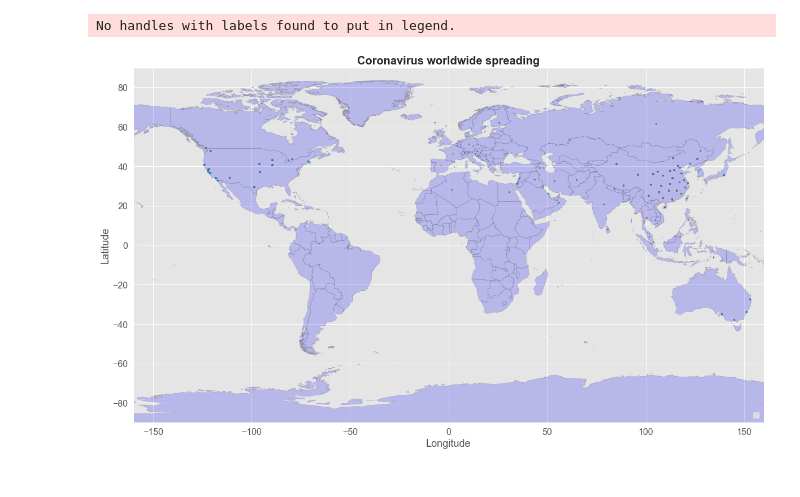
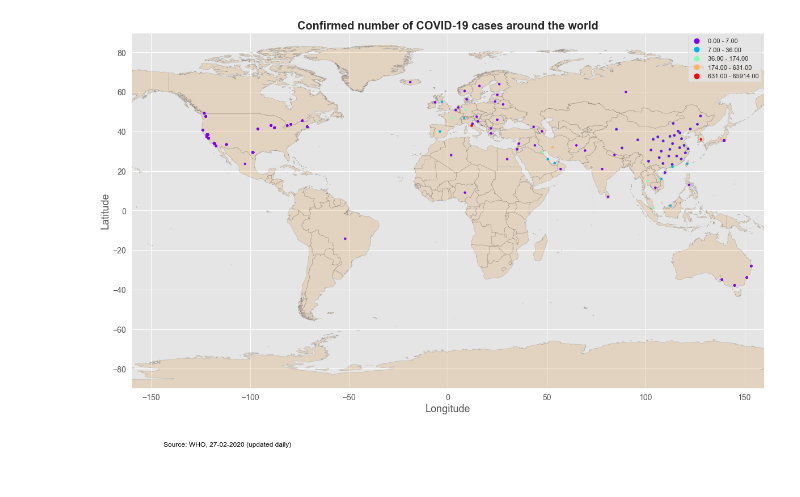
Before and after one commit to frankcardozo/Coronavirus_analysis, a Jupyter notebook: codvid19.ipynb, the cells around one changed output. Saved outputs shown, nothing was run; the diff lists cells and outputs as text; code cells hidden in the pictures.

```diff
--- a/codvid19.ipynb
+++ b/codvid19.ipynb
@@ -17,5 +19,5 @@ pd.set_option('display.width', 9999999999)
 # %%
-ds = pd.read_csv('./csse_covid_19_data/csse_covid_19_daily_reports/02-26-2020.csv')
+ds = pd.read_csv('./csse_covid_19_data/csse_covid_19_daily_reports/02-28-2020.csv')
 ds.head()
 # %% [output]
 |  | Province/State | Country/Region | Last Update | Confirmed | Deaths | Recovered |
@@ -88,0 +78,4 @@ dtype: int64
+# %%
+# merged ds to ds1 to get latitude and longitude in one dataset by location of virus cases to use GeoPandas later on
+ds2 = ds.merge(ds1_filter, on='Country/Region', how='outer')
+ds2.head()
@@ -313,7 +229,9 @@ ds2
 # %%
 # designate coordinate system
 crs = {'init' :'epsg:4326'}
+
 # zip x and y coordinates into single feature
 geometry = [Point(xy) for xy in zip(ds2['Long'], ds2['Lat'])]
+
 # create GeoPandas dataframe
-geo_df = gpd.GeoDataFrame(ds2, crs = crs, geometry = geometry)
+geo_ds = gpd.GeoDataFrame(ds2, crs = crs, geometry = geometry)
@@ -340,31 +258,33 @@ geo_df
 # %%
 fig, ax = plt.subplots(figsize=(20,15))
 
-world_map.plot(ax=ax, alpha=0.2, color='blue', edgecolor='black')
+world_map.plot(ax=ax, alpha=0.2, color='#D58E2F', edgecolor='black')
 
-geo_df.plot(column='Confirmed', ax=ax, markersize=5, legend=True, categorical=True)
+geo_ds.plot(column='Confirmed', ax=ax, markersize=15,
+            legend=True,
+            categorical=False,
+            scheme="jenks_caspall_sampled",
+            cmap='rainbow')
 
-'''geo_df.plot(column='Deaths', ax=ax, markersize=5, legend=False, color='red',
-           legend_kwds={'label': "Deaths",
-                         'orientation': "horizontal"})
-
-geo_df.plot(column='Recovered', ax=ax, markersize=5, legend=False, color='green',
-           legend_kwds={'label': "Recovered",
-                         'orientation': "horizontal"})'''
 plt.xlim(-160, 160)
 plt.ylim(-90,90)
-plt.title('Coronavirus worldwide spreading', fontsize=20, fontweight='bold')
+plt.title('Confirmed number of COVID-19 cases around the world', fontsize=20, fontweight='bold')
 plt.ylabel('Latitude', fontsize=18)
 plt.xlabel('Longitude', fontsize=18)
-plt.xticks(fontsize=16)
-plt.yticks(fontsize=16)
+plt.xticks(fontsize=14)
+plt.yticks(fontsize=14)
 
-ax.legend(loc='lower right',
-          fontsize=15,
-          frameon=True)
+'''ax.legend(title='Legend',
+          loc='upper right',
+          fontsize=14,
+          frameon=True,
+          title_fontsize=18)'''
 
-plt.savefig('codvid_global_map.jpg', dpi=480)
+ax.annotate('Source: WHO, 27-02-2020 (updated daily)', xy=(0.1, .08),  xycoords='figure fraction',
+            ha='left', va='top', fontsize=12, color='black')
+
+
+plt.savefig('codvid_global_map_confirmed.jpg', dpi=480)
 plt.show()
 # %% [output]
-No handles with labels found to put in legend.
-[figure, old version]
+[figure, new version]
```
Also changed, not shown: parts of 35 cells of this notebook, 15 other files.
